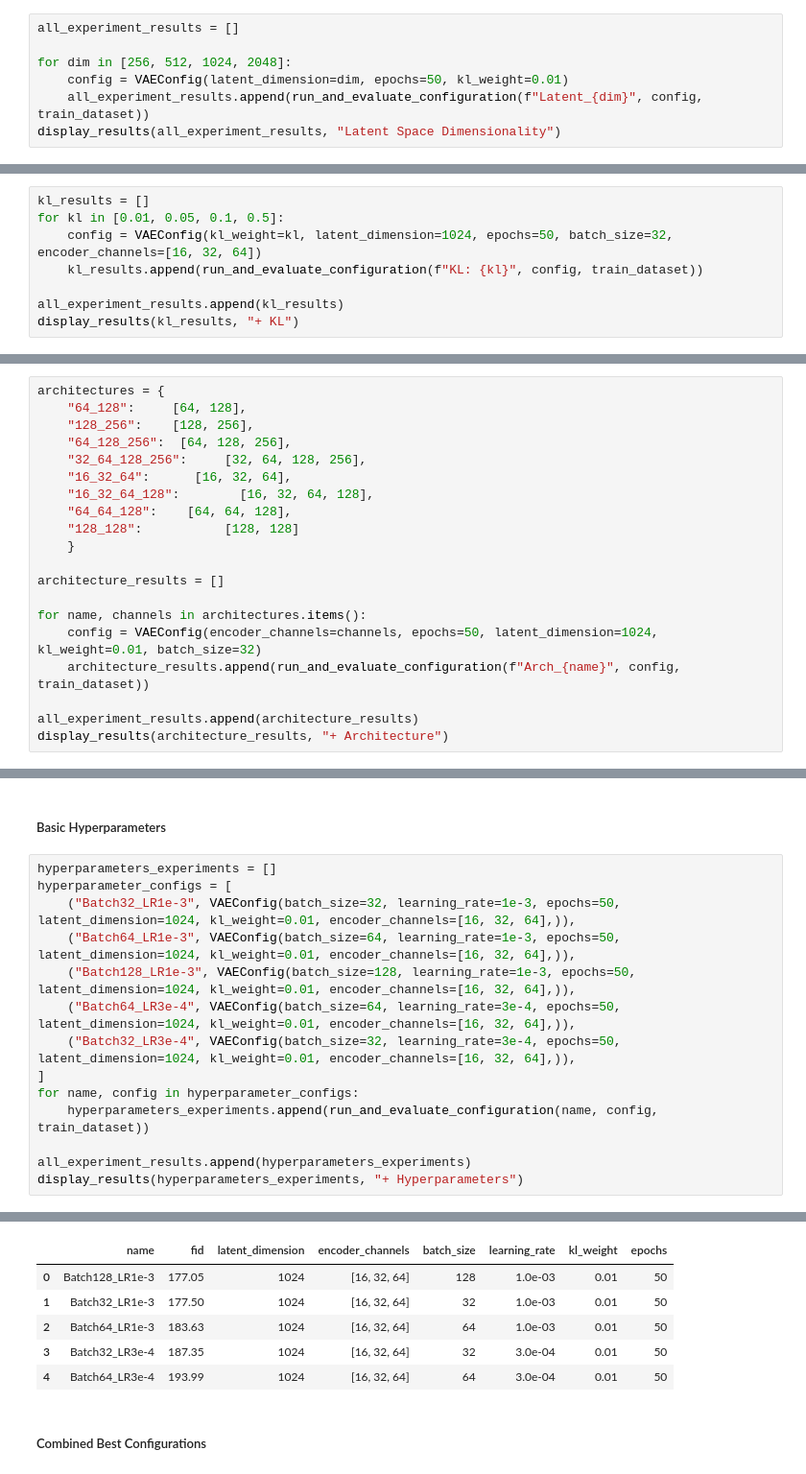
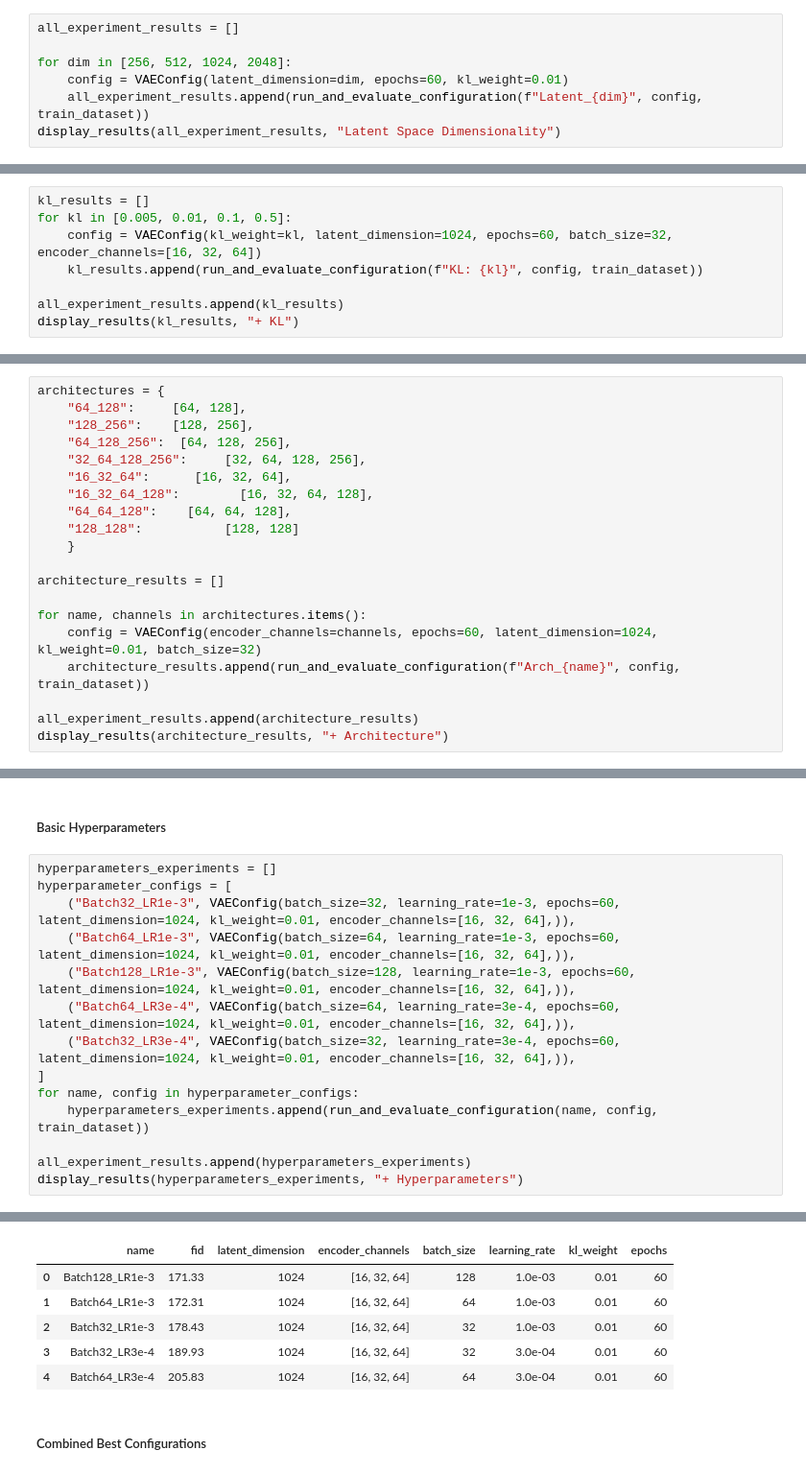
Before and after one commit to hbiegacz/artificial_neural_networks, a Jupyter notebook: mini_project_4/piatek_Biegacz_Cieslik/experiments.ipynb, the cells around one changed output, grey strips where cells are left out. Shown at 96% size. Saved outputs shown, nothing was run; the diff lists cells and outputs as text.

```diff
--- a/mini_project_4/piatek_Biegacz_Cieslik/experiments.ipynb
+++ b/mini_project_4/piatek_Biegacz_Cieslik/experiments.ipynb
@@ -135,7 +146,7 @@ display_results(all_experiment_results0, "Latent Space Dimensionality")
 all_experiment_results = []
 
 for dim in [256, 512, 1024, 2048]:
-    config = VAEConfig(latent_dimension=dim, epochs=50, kl_weight=0.01)
+    config = VAEConfig(latent_dimension=dim, epochs=60, kl_weight=0.01)
     all_experiment_results.append(run_and_evaluate_configuration(f"Latent_{dim}", config, train_dataset))
 display_results(all_experiment_results, "Latent Space Dimensionality")
 # %% [output]
@@ -149,8 +160,8 @@ Latent Space Dimensionality
 #### ?
 # %%
 kl_results = []
-for kl in [0.01, 0.05, 0.1, 0.5]:
-    config = VAEConfig(kl_weight=kl, latent_dimension=1024, epochs=50, batch_size=32, encoder_channels=[16, 32, 64])
+for kl in [0.005, 0.01, 0.1, 0.5]:
+    config = VAEConfig(kl_weight=kl, latent_dimension=1024, epochs=60, batch_size=32, encoder_channels=[16, 32, 64])
     kl_results.append(run_and_evaluate_configuration(f"KL: {kl}", config, train_dataset))
 
 all_experiment_results.append(kl_results)
@@ -179,7 +190,7 @@ architectures = {
 architecture_results = []
 
 for name, channels in architectures.items():
-    config = VAEConfig(encoder_channels=channels, epochs=50, latent_dimension=1024, kl_weight=0.01, batch_size=32)
+    config = VAEConfig(encoder_channels=channels, epochs=60, latent_dimension=1024, kl_weight=0.01, batch_size=32)
     architecture_results.append(run_and_evaluate_configuration(f"Arch_{name}", config, train_dataset))
 
 all_experiment_results.append(architecture_results)
@@ -200,25 +211,25 @@ display_results(architecture_results, "+ Architecture")
 # %%
 hyperparameters_experiments = []
 hyperparameter_configs = [
-    ("Batch32_LR1e-3", VAEConfig(batch_size=32, learning_rate=1e-3, epochs=50, latent_dimension=1024, kl_weight=0.01, encoder_channels=[16, 32, 64],)),
-    ("Batch64_LR1e-3", VAEConfig(batch_size=64, learning_rate=1e-3, epochs=50, latent_dimension=1024, kl_weight=0.01, encoder_channels=[16, 32, 64],)),
-    ("Batch128_LR1e-3", VAEConfig(batch_size=128, learning_rate=1e-3, epochs=50, latent_dimension=1024, kl_weight=0.01, encoder_channels=[16, 32, 64],)),
-    ("Batch64_LR3e-4", VAEConfig(batch_size=64, learning_rate=3e-4, epochs=50, latent_dimension=1024, kl_weight=0.01, encoder_channels=[16, 32, 64],)),
-    ("Batch32_LR3e-4", VAEConfig(batch_size=32, learning_rate=3e-4, epochs=50, latent_dimension=1024, kl_weight=0.01, encoder_channels=[16, 32, 64],)),
+    ("Batch32_LR1e-3", VAEConfig(batch_size=32, learning_rate=1e-3, epochs=60, latent_dimension=1024, kl_weight=0.01, encoder_channels=[16, 32, 64],)),
+    ("Batch64_LR1e-3", VAEConfig(batch_size=64, learning_rate=1e-3, epochs=60, latent_dimension=1024, kl_weight=0.01, encoder_channels=[16, 32, 64],)),
+    ("Batch128_LR1e-3", VAEConfig(batch_size=128, learning_rate=1e-3, epochs=60, latent_dimension=1024, kl_weight=0.01, encoder_channels=[16, 32, 64],)),
+    ("Batch64_LR3e-4", VAEConfig(batch_size=64, learning_rate=3e-4, epochs=60, latent_dimension=1024, kl_weight=0.01, encoder_channels=[16, 32, 64],)),
+    ("Batch32_LR3e-4", VAEConfig(batch_size=32, learning_rate=3e-4, epochs=60, latent_dimension=1024, kl_weight=0.01, encoder_channels=[16, 32, 64],)),
 ]
 for name, config in hyperparameter_configs:
     hyperparameters_experiments.append(run_and_evaluate_configuration(name, config, train_dataset))
 
 all_experiment_results.append(hyperparameters_experiments)
 display_results(hyperparameters_experiments, "+ Hyperparameters")
 # %% [output]
 + Hyperparameters
 |  | name | fid | latent_dimension | encoder_channels | batch_size | learning_rate | kl_weight | epochs |
-| 0 | Batch128_LR1e-3 | 177.05 | 1024 | [16, 32, 64] | 128 | 1.0e-03 | 0.01 | 50 |
-| 1 | Batch32_LR1e-3 | 177.50 | 1024 | [16, 32, 64] | 32 | 1.0e-03 | 0.01 | 50 |
-| 2 | Batch64_LR1e-3 | 183.63 | 1024 | [16, 32, 64] | 64 | 1.0e-03 | 0.01 | 50 |
-| 3 | Batch32_LR3e-4 | 187.35 | 1024 | [16, 32, 64] | 32 | 3.0e-04 | 0.01 | 50 |
-| 4 | Batch64_LR3e-4 | 193.99 | 1024 | [16, 32, 64] | 64 | 3.0e-04 | 0.01 | 50 |
+| 0 | Batch128_LR1e-3 | 171.33 | 1024 | [16, 32, 64] | 128 | 1.0e-03 | 0.01 | 60 |
+| 1 | Batch64_LR1e-3 | 172.31 | 1024 | [16, 32, 64] | 64 | 1.0e-03 | 0.01 | 60 |
+| 2 | Batch32_LR1e-3 | 178.43 | 1024 | [16, 32, 64] | 32 | 1.0e-03 | 0.01 | 60 |
+| 3 | Batch32_LR3e-4 | 189.93 | 1024 | [16, 32, 64] | 32 | 3.0e-04 | 0.01 | 60 |
+| 4 | Batch64_LR3e-4 | 205.83 | 1024 | [16, 32, 64] | 64 | 3.0e-04 | 0.01 | 60 |
 # %% [markdown]
 ##### Combined Best Configurations
 # %%
```
Also changed, not shown: parts of 10 cells of this notebook, 3 other files.
